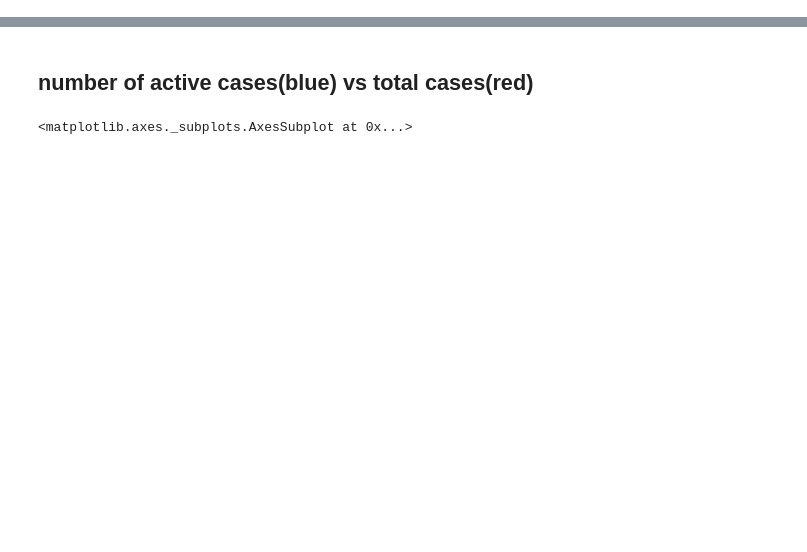
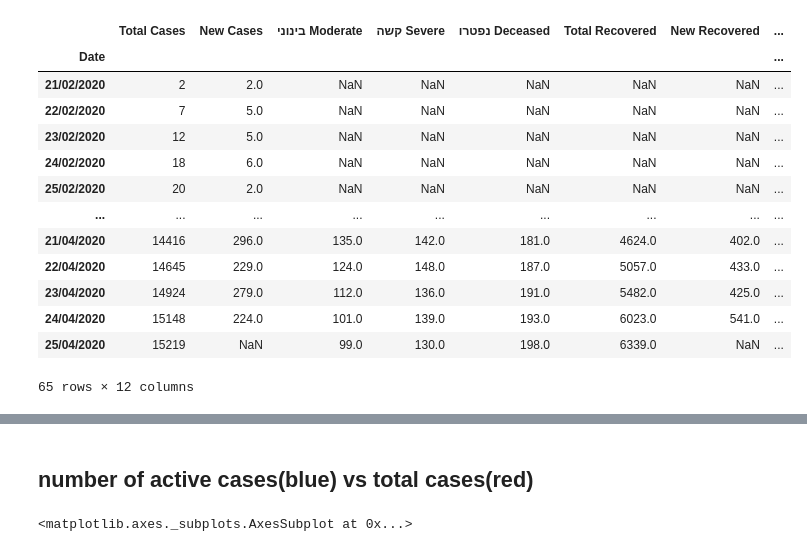
Before and after one commit to sarmon01/israel_corona, a Jupyter notebook: israel_corona.ipynb, the cells around one changed output, grey strips where cells are left out. Cells and saved outputs as stored; diff of their text form; code cells hidden in the pictures; blank space fills up the shorter version.

```diff
--- a/israel_corona.ipynb
+++ b/israel_corona.ipynb
@@ -11,4 +11,21 @@ warnings.filterwarnings('ignore')
 # %%
 url = 'https://github.com/idandrd/israel-covid19-data/raw/master/IsraelCOVID19.csv'
 df = pd.read_csv(url, index_col=0)
+# %%
+df
+# %% [output]
+|  | Total Cases | New Cases | בינוני Moderate | קשה Severe | נפטרו Deceased | Total Recovered | New Recovered | ... |
+| Date |  |  |  |  |  |  |  | ... |
+| 21/02/2020 | 2 | 2.0 | NaN | NaN | NaN | NaN | NaN | ... |
+| 22/02/2020 | 7 | 5.0 | NaN | NaN | NaN | NaN | NaN | ... |
+| 23/02/2020 | 12 | 5.0 | NaN | NaN | NaN | NaN | NaN | ... |
+| 24/02/2020 | 18 | 6.0 | NaN | NaN | NaN | NaN | NaN | ... |
+| 25/02/2020 | 20 | 2.0 | NaN | NaN | NaN | NaN | NaN | ... |
+| ... | ... | ... | ... | ... | ... | ... | ... | ... |
+| 21/04/2020 | 14416 | 296.0 | 135.0 | 142.0 | 181.0 | 4624.0 | 402.0 | ... |
+| 22/04/2020 | 14645 | 229.0 | 124.0 | 148.0 | 187.0 | 5057.0 | 433.0 | ... |
+| 23/04/2020 | 14924 | 279.0 | 112.0 | 136.0 | 191.0 | 5482.0 | 425.0 | ... |
+| 24/04/2020 | 15148 | 224.0 | 101.0 | 139.0 | 193.0 | 6023.0 | 541.0 | ... |
+| 25/04/2020 | 15219 | NaN | 99.0 | 130.0 | 198.0 | 6339.0 | NaN | ... |
+65 rows × 12 columns
 # %%
```
Also changed, not shown: parts of 6 cells of this notebook.
